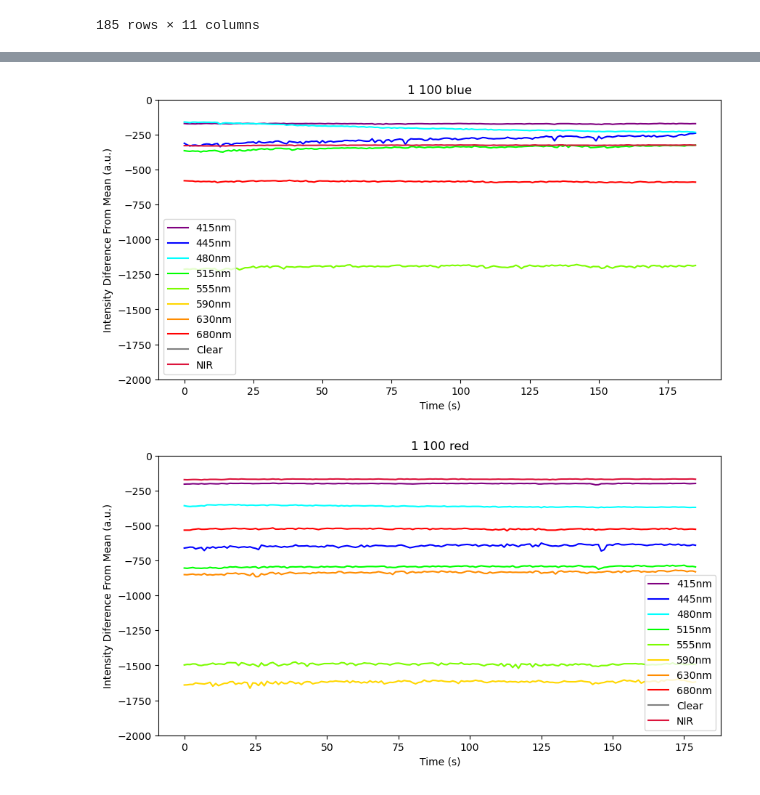
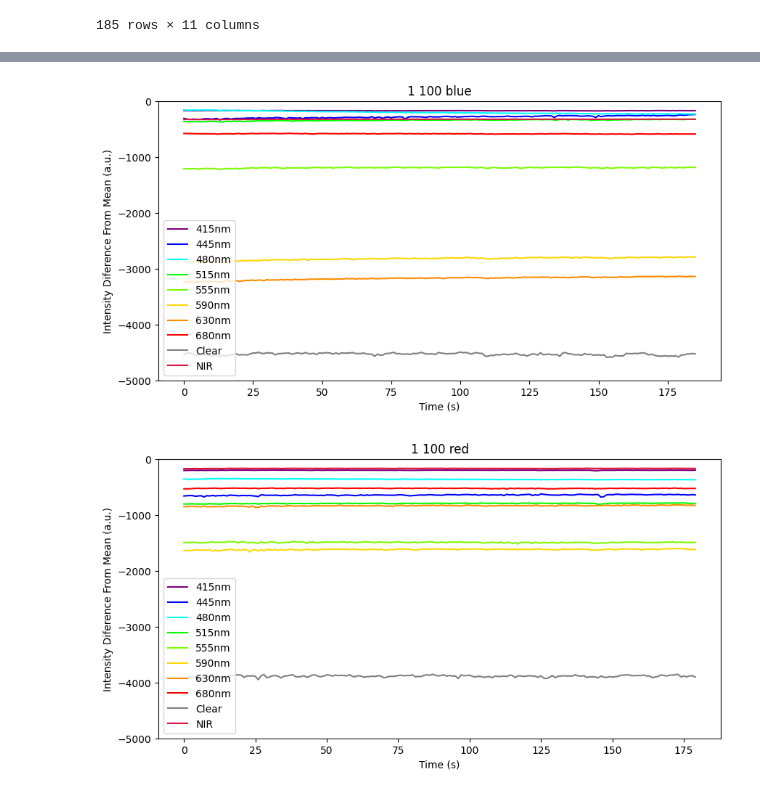
Before and after one commit to aitkenbug/spectrometer-mwl, a Jupyter notebook: ploting/control-test.ipynb, the cells around one changed output, grey strips where cells are left out. Drawn from its saved outputs; the diff is of its cells as text; code cells hidden in the pictures.

```diff
--- a/ploting/control-test.ipynb
+++ b/ploting/control-test.ipynb
@@ -5,5 +6,5 @@ import pandas as pd
 # %%
-data = pd.read_csv('/home/labmwl/bug/Github/spectrometer-mwl/dev/specter/Spectrogram Data/control-4-final-2023-02-02.csv', sep=',',header=0)
+data = pd.read_csv(path+'control-4-final-2023-02-02.csv', sep=',',header=0)
 data
 # %% [output]
 |  | time | 415nm | 445nm | 480nm | 515nm | 555nm | 590nm | 630nm | 680nm | Clear | NIR |
@@ -59,24 +60,24 @@ plt.show()
 # Control means by channel
 raw_control = []
 
-raw_control.append(pd.read_csv('/home/labmwl/bug/Github/spectrometer-mwl/dev/specter/Spectrogram Data/control-2023-02-02.csv', sep=',',header=0))
-raw_control.append(pd.read_csv('/home/labmwl/bug/Github/spectrometer-mwl/dev/specter/Spectrogram Data/control-2-2023-02-02.csv', sep=',',header=0))
-raw_control.append(pd.read_csv('/home/labmwl/bug/Github/spectrometer-mwl/dev/specter/Spectrogram Data/control-3-2023-02-02.csv', sep=',',header=0))
-raw_control.append(pd.read_csv('/home/labmwl/bug/Github/spectrometer-mwl/dev/specter/Spectrogram Data/control-4-final-2023-02-02.csv', sep=',',header=0))
+raw_control.append(pd.read_csv(path+'control-2023-02-02.csv', sep=',',header=0))
+raw_control.append(pd.read_csv(path+'control-2-2023-02-02.csv', sep=',',header=0))
+raw_control.append(pd.read_csv(path+'control-3-2023-02-02.csv', sep=',',header=0))
+raw_control.append(pd.read_csv(path+'control-4-final-2023-02-02.csv', sep=',',header=0))
 
 test1= []
 
-test1.append(pd.read_csv('/home/labmwl/bug/Github/spectrometer-mwl/dev/specter/Spectrogram Data/1-drop-b-2023-02-02.csv', sep=',',header=0))
-test1.append(pd.read_csv('/home/labmwl/bug/Github/spectrometer-mwl/dev/specter/Spectrogram Data/1-drop-r-2023-02-02.csv', sep=',',header=0))
+test1.append(pd.read_csv(path+'1-drop-b-2023-02-02.csv', sep=',',header=0))
+test1.append(pd.read_csv(path+'1-drop-r-2023-02-02.csv', sep=',',header=0))
 
-test1.append(pd.read_csv('/home/labmwl/bug/Github/spectrometer-mwl/dev/specter/Spectrogram Data/1-10-b-2023-02-02.csv', sep=',',header=0))
-test1.append(pd.read_csv('/home/labmwl/bug/Github/spectrometer-mwl/dev/specter/Spectrogram Data/1-10-r-2023-02-02.csv', sep=',',header=0))
+test1.append(pd.read_csv(path+'1-10-b-2023-02-02.csv', sep=',',header=0))
+test1.append(pd.read_csv(path+'1-10-r-2023-02-02.csv', sep=',',header=0))
 
-test1.append(pd.read_csv('/home/labmwl/bug/Github/spectrometer-mwl/dev/specter/Spectrogram Data/1-100-b-2023-02-02.csv', sep=',',header=0))
-test1.append(pd.read_csv('/home/labmwl/bug/Github/spectrometer-mwl/dev/specter/Spectrogram Data/1-100-r-2023-02-02.csv', sep=',',header=0))
+test1.append(pd.read_csv(path+'1-100-b-2023-02-02.csv', sep=',',header=0))
+test1.append(pd.read_csv(path+'1-100-r-2023-02-02.csv', sep=',',header=0))
 
-test1.append(pd.read_csv('/home/labmwl/bug/Github/spectrometer-mwl/dev/specter/Spectrogram Data/1-1000-b-2023-02-02.csv', sep=',',header=0))
-test1.append(pd.read_csv('/home/labmwl/bug/Github/spectrometer-mwl/dev/specter/Spectrogram Data/1-1000-r-2023-02-02.csv', sep=',',header=0))
+test1.append(pd.read_csv(path+'1-1000-b-2023-02-02.csv', sep=',',header=0))
+test1.append(pd.read_csv(path+'1-1000-r-2023-02-02.csv', sep=',',header=0))
 
 def to_jdat(d):
     time = d['time'].to_list()
@@ -91,7 +92,7 @@ def jdat_to_mean(jdat,c):
             jdat[i][j] = jdat[i][j] - mi
     return jdat
 
-def mean_graph(dat, c, name):
+def mean_graph(dat, c, name, limit=None):
     dat = to_jdat(dat)
     c = to_jdat(c)[0]
     d = jdat_to_mean(dat[0],c)
@@ -102,7 +103,8 @@ def mean_graph(dat, c, name):
     plt.xlabel('Time (s)')
     plt.ylabel('Intensity Diference From Mean (a.u.)')
     plt.title(str(name))
-    plt.ylim(-2000,0)
+    if limit is not None:
+        plt.ylim(-int(limit),0)
     plt.show()
     #fig.savefig('control-test-mean-4.png', facecolor=fig.get_facecolor(), edgecolor='none')
 
@@ -122,7 +124,7 @@ mean_graph(test1[3], raw_control[1], '1 10 red')
 # %%
-mean_graph(test1[4], raw_control[2], '1 100 blue')
-mean_graph(test1[5], raw_control[2], '1 100 red')
+mean_graph(test1[4], raw_control[2], '1 100 blue', 5000)
+mean_graph(test1[5], raw_control[2], '1 100 red', 5000)
 # %% [output]
-[figure, old version]
+[figure, new version]
-[figure, old version]
+[figure, new version]
 # %%
```
Also changed, not shown: parts of 5 cells of this notebook, 35 other files.
